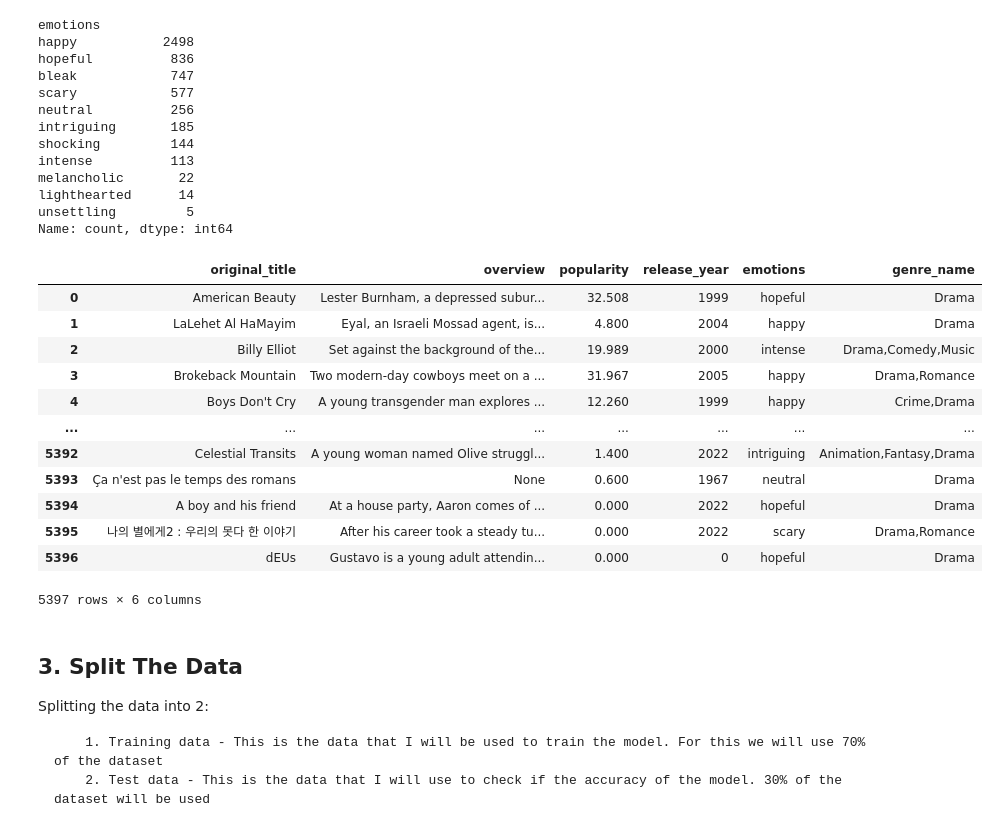
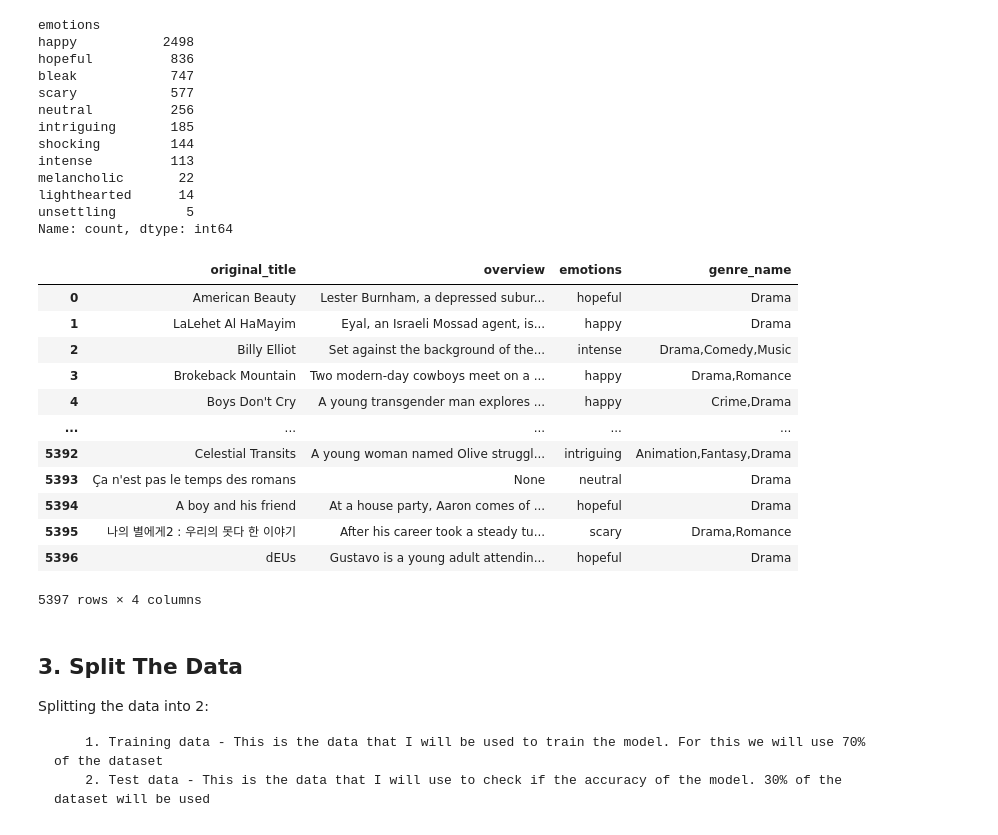
Before and after one commit to mshilacodes/mood-based-movie-recommender, a Jupyter notebook: index.ipynb, the cells around one changed output. Drawn from its saved outputs; the diff is of its cells as text; code cells hidden in the pictures.

```diff
--- a/index.ipynb
+++ b/index.ipynb
@@ -335,27 +335,27 @@ Name: count, dtype: int64
 # %%
 #Feature engineering
 from sklearn.preprocessing import OneHotEncoder
 
 #Create a copy of the content DataFrame to avoid modifying the original and drop unnecessary columns
 content_encoded = content.copy()
 
-content_encoded = content_encoded.drop(columns=['id', 'original_language', 'title', 'vote_average', 'genre_ids'])
+content_encoded = content_encoded.drop(columns=['id', 'original_language', 'title', 'vote_average', 'popularity', 'release_year', 'genre_ids'])
 
 content_encoded
 # %% [output]
-|  | original_title | overview | popularity | release_year | emotions | genre_name |
-| 0 | American Beauty | Lester Burnham, a depressed subur... | 32.508 | 1999 | hopeful | Drama |
-| 1 | LaLehet Al HaMayim | Eyal, an Israeli Mossad agent, is... | 4.800 | 2004 | happy | Drama |
-| 2 | Billy Elliot | Set against the background of the... | 19.989 | 2000 | intense | Drama,Comedy,Music |
-| 3 | Brokeback Mountain | Two modern-day cowboys meet on a ... | 31.967 | 2005 | happy | Drama,Romance |
-| 4 | Boys Don't Cry | A young transgender man explores ... | 12.260 | 1999 | happy | Crime,Drama |
-| ... | ... | ... | ... | ... | ... | ... |
-| 5392 | Celestial Transits | A young woman named Olive struggl... | 1.400 | 2022 | intriguing | Animation,Fantasy,Drama |
-| 5393 | Ça n'est pas le temps des romans | None | 0.600 | 1967 | neutral | Drama |
-| 5394 | A boy and his friend | At a house party, Aaron comes of ... | 0.000 | 2022 | hopeful | Drama |
-| 5395 | 나의 별에게2 : 우리의 못다 한 이야기 | After his career took a steady tu... | 0.000 | 2022 | scary | Drama,Romance |
-| 5396 | dEUs | Gustavo is a young adult attendin... | 0.000 | 0 | hopeful | Drama |
+|  | original_title | overview | emotions | genre_name |
+| 0 | American Beauty | Lester Burnham, a depressed subur... | hopeful | Drama |
+| 1 | LaLehet Al HaMayim | Eyal, an Israeli Mossad agent, is... | happy | Drama |
+| 2 | Billy Elliot | Set against the background of the... | intense | Drama,Comedy,Music |
+| 3 | Brokeback Mountain | Two modern-day cowboys meet on a ... | happy | Drama,Romance |
+| 4 | Boys Don't Cry | A young transgender man explores ... | happy | Crime,Drama |
+| ... | ... | ... | ... | ... |
+| 5392 | Celestial Transits | A young woman named Olive struggl... | intriguing | Animation,Fantasy,Drama |
+| 5393 | Ça n'est pas le temps des romans | None | neutral | Drama |
+| 5394 | A boy and his friend | At a house party, Aaron comes of ... | hopeful | Drama |
+| 5395 | 나의 별에게2 : 우리의 못다 한 이야기 | After his career took a steady tu... | scary | Drama,Romance |
+| 5396 | dEUs | Gustavo is a young adult attendin... | hopeful | Drama |
-5397 rows × 6 columns
+5397 rows × 4 columns
 # %%
 #Divide the feature data into categorical and numerical features
 cat_features = [['genre_name', 'original_title' 'overview']]
```
Also changed, not shown: parts of 11 cells of this notebook.
